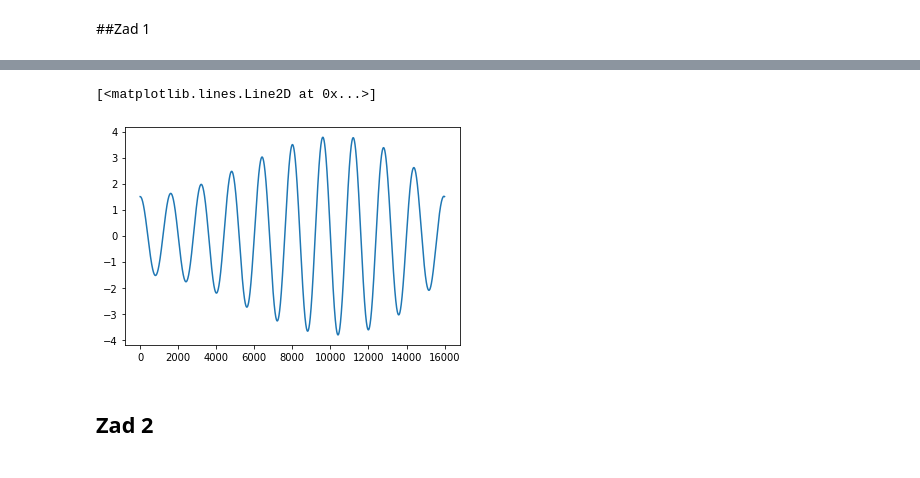
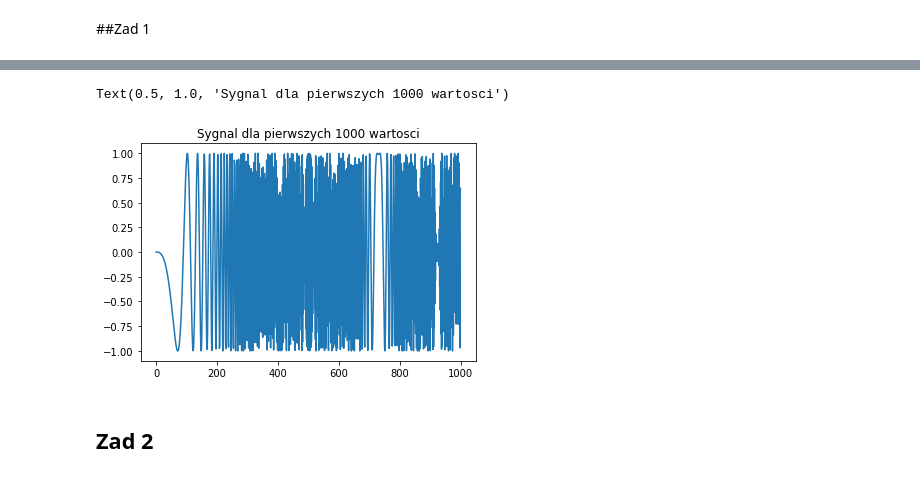
Before and after one commit to Oskarino/Lab1_PTD, a Jupyter notebook: Lab1_PTD.ipynb, the cells around one changed output, grey strips where cells are left out. Drawn from its saved outputs; the diff is of its cells as text; code cells hidden in the pictures.

```diff
--- a/Lab1_PTD.ipynb
+++ b/Lab1_PTD.ipynb
@@ -28,9 +34,8 @@ plt.plot(range(T*f_s), x)
-# %%
-funkcja_y = lambda t: (2*t*sin(0.5*t*pi) + 1.5)*cos(9*pi*t+pi*t)
-y = generate_signal(funkcja_y, f_s, T)
-plt.plot(range(len(y)), y)
-# %% [output]
-[<matplotlib.lines.Line2D at 0x...>]
-[figure, removed]
+# %%
+plt.plot(range(1000), x[:1000])
+plt.title("Sygnal dla pierwszych 1000 wartosci")
+# %% [output]
+Text(0.5, 1.0, 'Sygnal dla pierwszych 1000 wartosci')
+[figure, added]
 # %% [markdown]
 ## Zad 2
```
Also changed, not shown: parts of 10 cells of this notebook.
